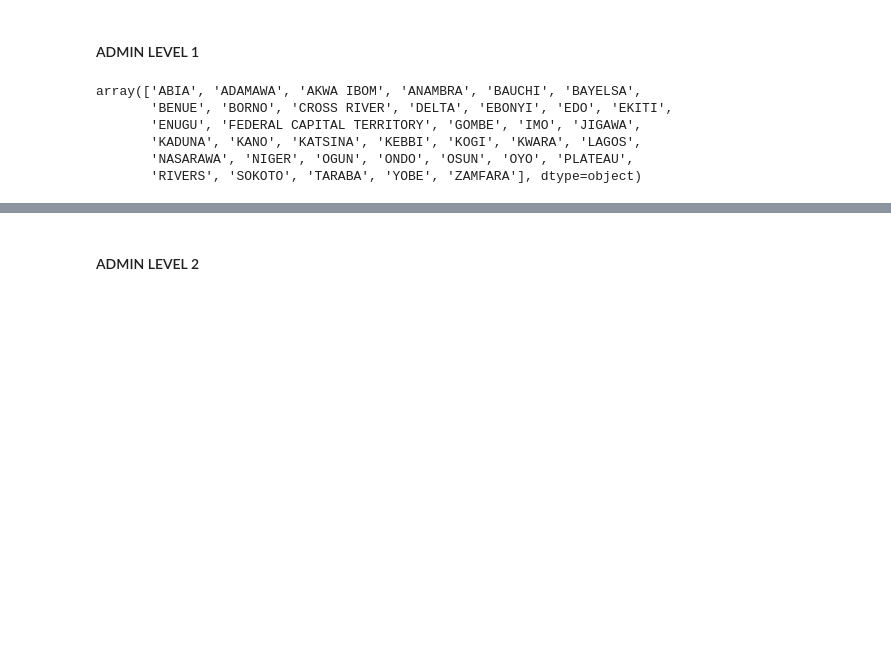
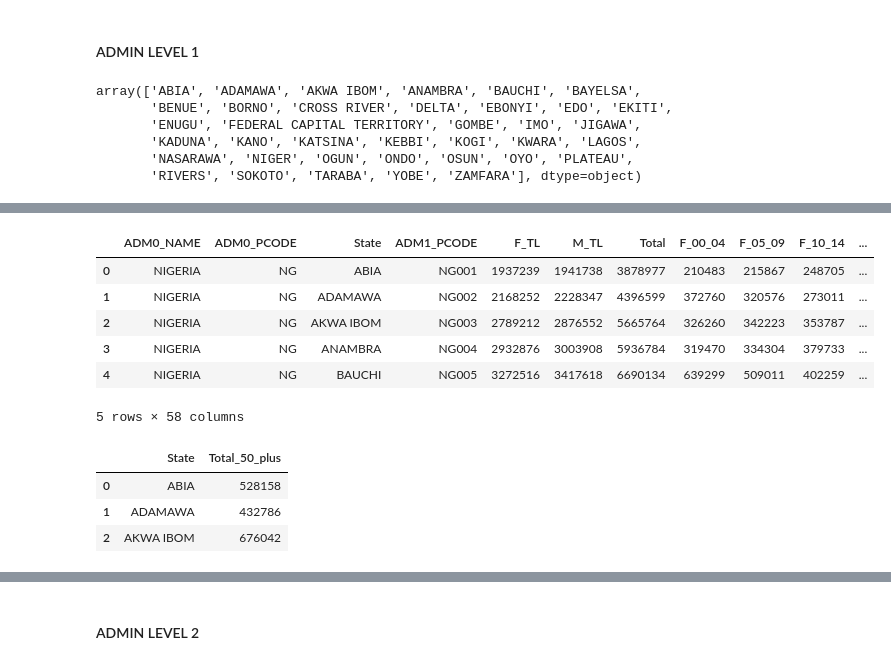
Before and after one commit to stevecrawshaw/hackathon, a Jupyter notebook: Copy_of_hackathon_eda_sc_1.ipynb, the cells around one changed output, grey strips where cells are left out. Saved outputs shown, nothing was run; the diff lists cells and outputs as text; code cells hidden in the pictures; blank space fills up the shorter version.

```diff
--- a/Copy_of_hackathon_eda_sc_1.ipynb
+++ b/Copy_of_hackathon_eda_sc_1.ipynb
@@ -196,0 +238,23 @@ nga_adm1_2020_df_raw.head()
+# %%
+nga_adm1_2020_df_raw.head()
+# %% [output]
+|  | ADM0_NAME | ADM0_PCODE | State | ADM1_PCODE | F_TL | M_TL | Total | F_00_04 | F_05_09 | F_10_14 | ... |
+| 0 | NIGERIA | NG | ABIA | NG001 | 1937239 | 1941738 | 3878977 | 210483 | 215867 | 248705 | ... |
+| 1 | NIGERIA | NG | ADAMAWA | NG002 | 2168252 | 2228347 | 4396599 | 372760 | 320576 | 273011 | ... |
+| 2 | NIGERIA | NG | AKWA IBOM | NG003 | 2789212 | 2876552 | 5665764 | 326260 | 342223 | 353787 | ... |
+| 3 | NIGERIA | NG | ANAMBRA | NG004 | 2932876 | 3003908 | 5936784 | 319470 | 334304 | 379733 | ... |
+| 4 | NIGERIA | NG | BAUCHI | NG005 | 3272516 | 3417618 | 6690134 | 639299 | 509011 | 402259 | ... |
+5 rows × 58 columns
+# %%
+state_pop_totals = nga_adm1_2020_df_raw[['State', 'T_50_54', 'T_55_59', 'T_60_64', 'T_65_69', 'T_70_74', 'T_75_79', 'T_80Plus']]
+
+state_pop_totals = state_pop_totals.set_index('State')
+state_pop_totals['Total_50_plus'] = state_pop_totals.sum(axis=1)
+state_pop_totals = state_pop_totals.reset_index()
+state_pop_totals = state_pop_totals[['State', 'Total_50_plus']]
+state_pop_totals.head(3)
+# %% [output]
+|  | State | Total_50_plus |
+| 0 | ABIA | 528158 |
+| 1 | ADAMAWA | 432786 |
+| 2 | AKWA IBOM | 676042 |
```
Also changed, not shown: parts of 21 cells of this notebook.
